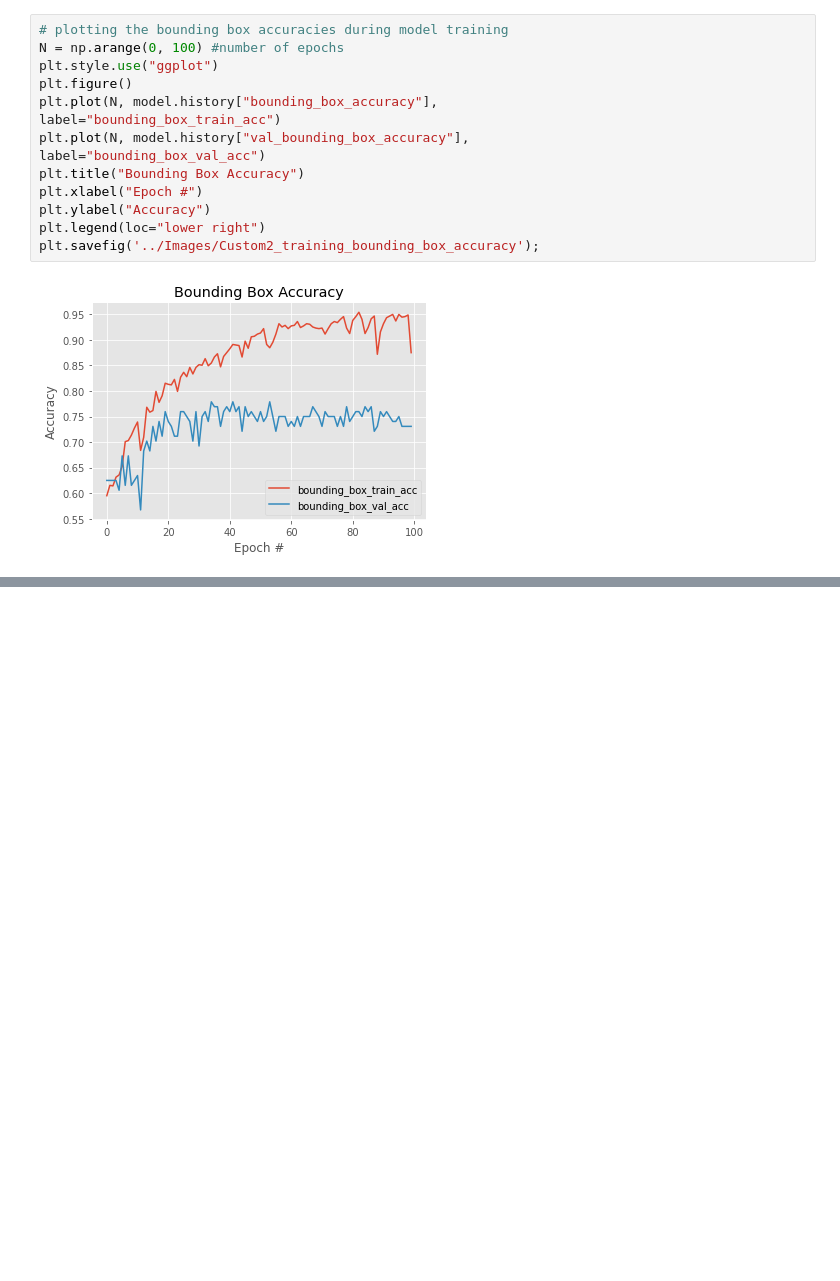
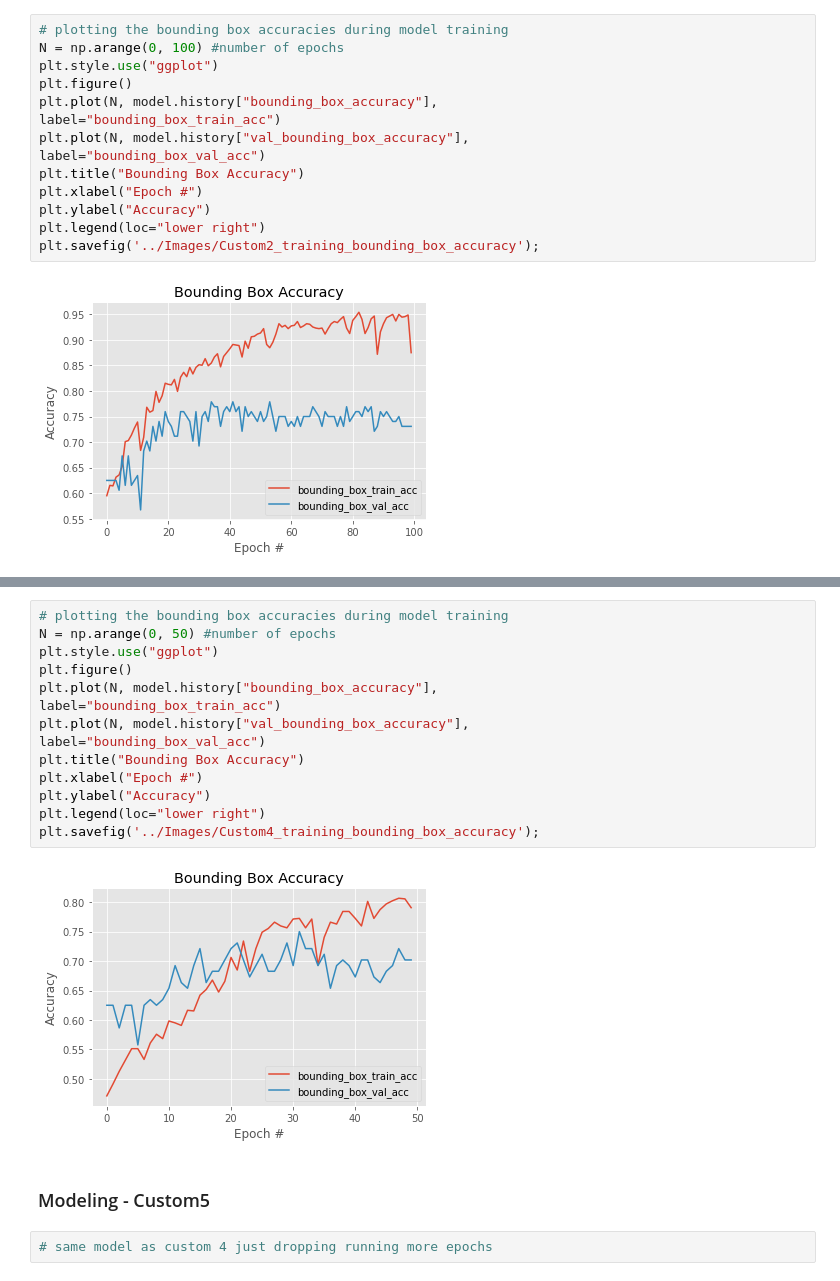
Before and after one commit to Andrew-Boucher/Crop-Weed-Detection, a Jupyter notebook: Workbook.ipynb, the cells around one changed output, grey strips where cells are left out. Saved outputs shown, nothing was run; the diff lists cells and outputs as text; blank space fills up the shorter version.

```diff
--- a/Workbook.ipynb
+++ b/Workbook.ipynb
@@ -1483,0 +1917,20 @@ plt.savefig('../Images/Custom2_training_bounding_box_accuracy');
+# %%
+# plotting the bounding box accuracies during model training
+N = np.arange(0, 50) #number of epochs
+plt.style.use("ggplot")
+plt.figure()
+plt.plot(N, model.history["bounding_box_accuracy"],
+label="bounding_box_train_acc")
+plt.plot(N, model.history["val_bounding_box_accuracy"],
+label="bounding_box_val_acc")
+plt.title("Bounding Box Accuracy")
+plt.xlabel("Epoch #")
+plt.ylabel("Accuracy")
+plt.legend(loc="lower right")
+plt.savefig('../Images/Custom4_training_bounding_box_accuracy');
+# %% [output]
+[figure, added]
+# %% [markdown]
+### Modeling - Custom5
+# %%
+# same model as custom 4 just dropping running more epochs
```
Also changed, not shown: parts of 49 cells of this notebook.
